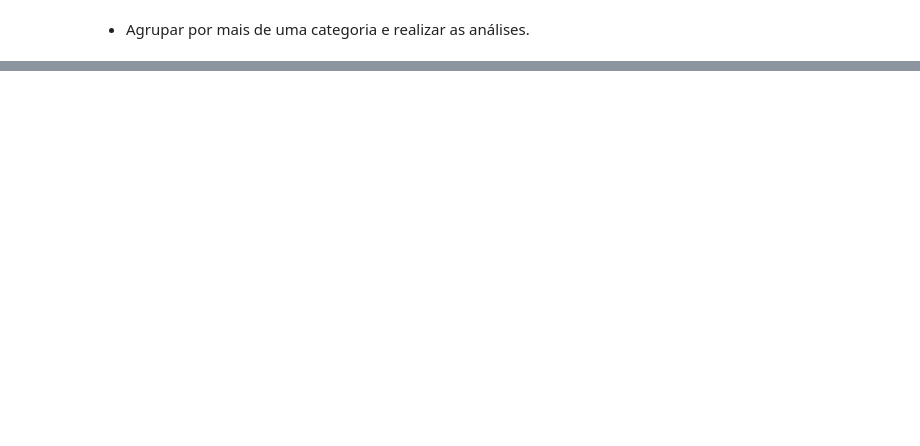
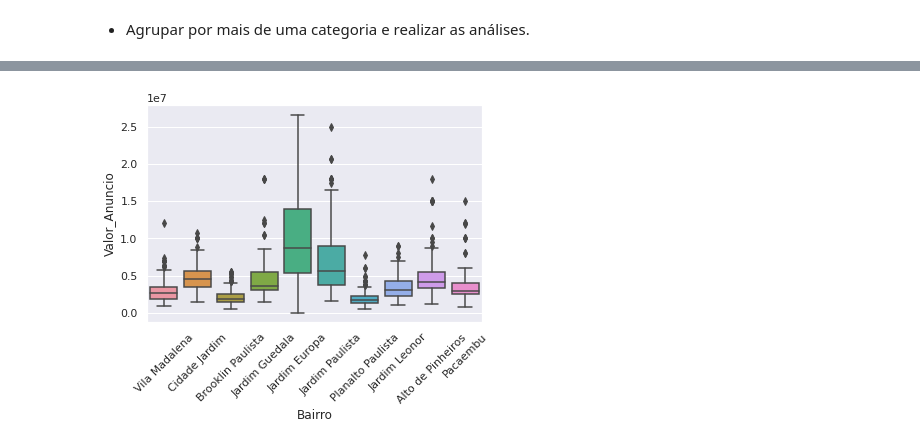
Before and after one commit to andreferibeiro/imersao_dados_alura, a Jupyter notebook: ALURA_IMERSÃO_DADOS_4_Aula_03.ipynb, the cells around one changed output, grey strips where cells are left out. Cells and saved outputs as stored; diff of their text form; code cells hidden in the pictures; blank space fills up the shorter version.

```diff
--- a/ALURA_IMERSÃO_DADOS_4_Aula_03.ipynb
+++ b/ALURA_IMERSÃO_DADOS_4_Aula_03.ipynb
@@ -243,0 +308,2 @@ pd.read_csv(ibge_url)
+# %%
+sub_df_vendas =  df_vendas[(df_vendas["Metragem"]<1000) & (df_vendas["Vagas"]<10) & (df_vendas["Banheiros"]<10) & ((df_vendas["Quartos"]<10)) ]
@@ -250,0 +337,9 @@ pd.read_csv(ibge_url)
+# %%
+sns.set_theme(context='notebook', style='darkgrid', palette="rainbow", font='sans-serif', font_scale=1)
+
+axs2 = sns.boxplot(x="Bairro", y="Valor_Anuncio", data=sub_df_vendas.query("Bairro in @top_bairros"))
+
+plt.xticks(rotation=45)
+plt.show()
+# %% [output]
+[figure, added]
```
Also changed, not shown: parts of 13 cells of this notebook.
